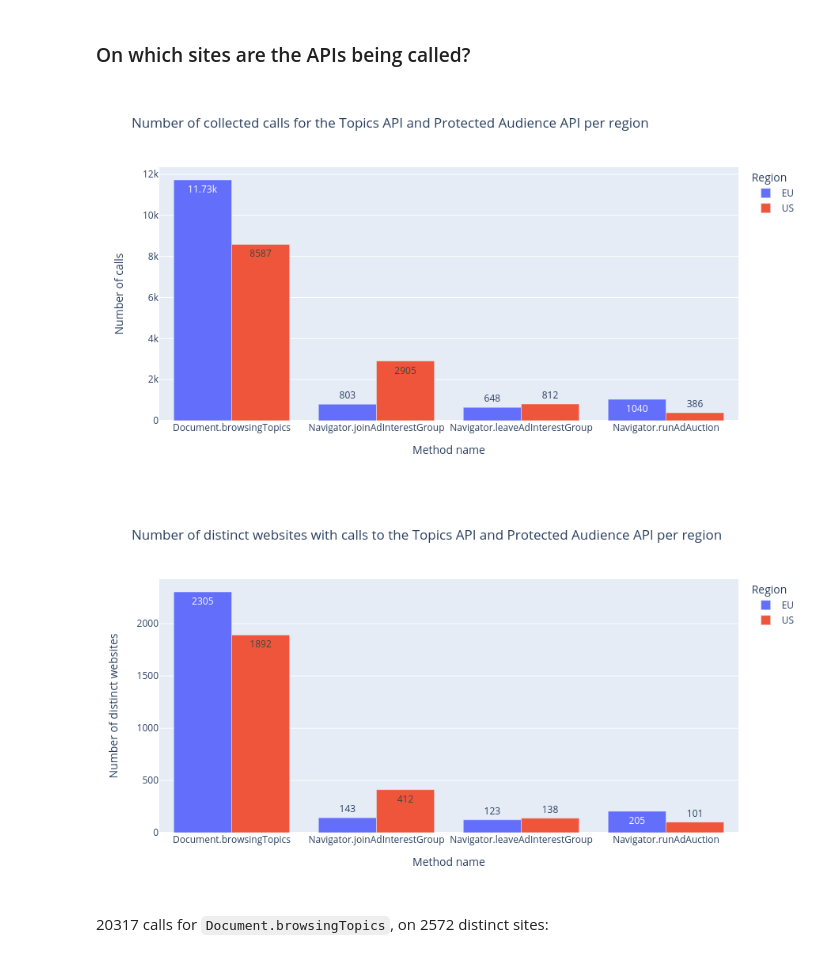
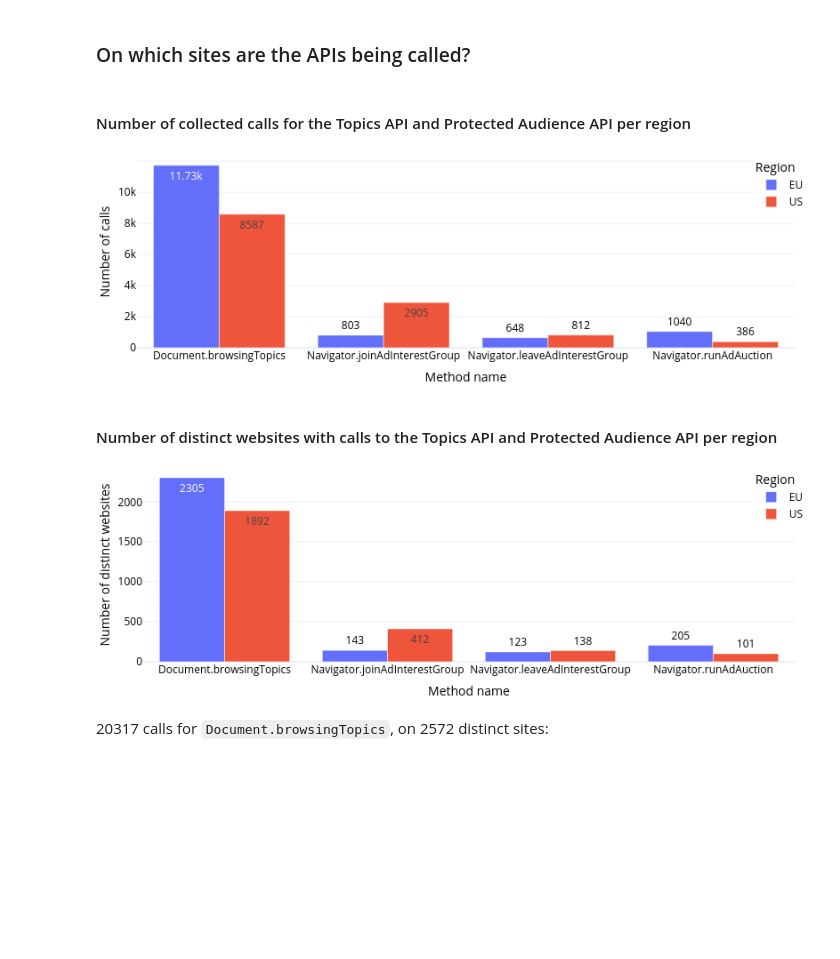
Before and after one commit to MichielP1807/tracker-radar-collector, a Jupyter notebook: post-processing/analysis.ipynb, the cells around one changed output. Drawn from its saved outputs; the diff is of its cells as text; code cells hidden in the pictures; blank space fills up the shorter version.

Commit message:
Improve plots

```diff
--- a/post-processing/analysis.ipynb
+++ b/post-processing/analysis.ipynb
@@ -14,5 +19,13 @@ pd.options.plotting.backend = "plotly"
 def printMD(txt):
     display_markdown(txt, raw=True)
+# %%
+import copy
+my_template = copy.deepcopy(pio.templates["plotly_white"])
+my_template.layout.margin = dict(l=0, b=0, r=0, t=0, pad=0)
+my_template.layout.font.color = "black"
+my_template.layout.legend.xanchor = "right"
+my_template.layout.legend.yanchor = "top"
+pio.templates.default = my_template
 # %% [markdown]
 ## Load crawl data from JSON files
 # %%
@@ -198,27 +300,30 @@ display(merged_sites[merged_sites["_merge"] == "both"][["finalUrlFld", "_merge"]
 # %%
 fig = calls_df.groupby(["region", "description"]).size().reset_index(name="calls").plot.bar(
     x = "description",
     y = "calls",
     color = "region",
     barmode = "group",
-    title = "Number of collected calls for the Topics API and Protected Audience API per region",
+    # title = "Number of collected calls for the Topics API and Protected Audience API per region",
     labels = {
         "description": "Method name",
         "calls": "Number of calls",
         "region": "Region"
     },
     text_auto = True
 )
-Image(fig.to_image(format="png", width=900, height=500))
+printMD("#### Number of collected calls for the Topics API and Protected Audience API per region")
+fig.write_image("../../mt-latex/figures/calls-per-call-type.pdf", width=800, height=260)
+Image(fig.to_image(format="png", width=800, height=260))
 # %% [output]
+#### Number of collected calls for the Topics API and Protected Audience API per region
-[figure, old version]
+[figure, new version]
 # %%
 fig = calls_df.groupby(["region", "description"])["finalUrlFld"].nunique().reset_index(name="nr_of_distinct_websites").plot.bar(
     x = "description",
     y = "nr_of_distinct_websites",
     color = "region",
     barmode = "group",
-    title = "Number of distinct websites with calls to the Topics API and Protected Audience API per region",
+    # title = "Number of distinct websites with calls to the Topics API and Protected Audience API per region",
     labels = {
         "description": "Method name",
         "nr_of_distinct_websites": "Number of distinct websites",
@@ -226,9 +331,12 @@ fig = calls_df.groupby(["region", "description"])["finalUrlFld"].nunique().reset
     },
     text_auto = True
 )
-Image(fig.to_image(format="png", width=900, height=500))
+printMD("#### Number of distinct websites with calls to the Topics API and Protected Audience API per region")
+fig.write_image("../../mt-latex/figures/distinct-websites-per-call-type.pdf", width=800, height=260)
+Image(fig.to_image(format="png", width=800, height=260))
 # %% [output]
+#### Number of distinct websites with calls to the Topics API and Protected Audience API per region
-[figure, old version]
+[figure, new version]
 # %%
 for call_type, call_data in calls_df.groupby("description"):
     data_per_region = []
```
Also changed, not shown: parts of 16 cells of this notebook.
